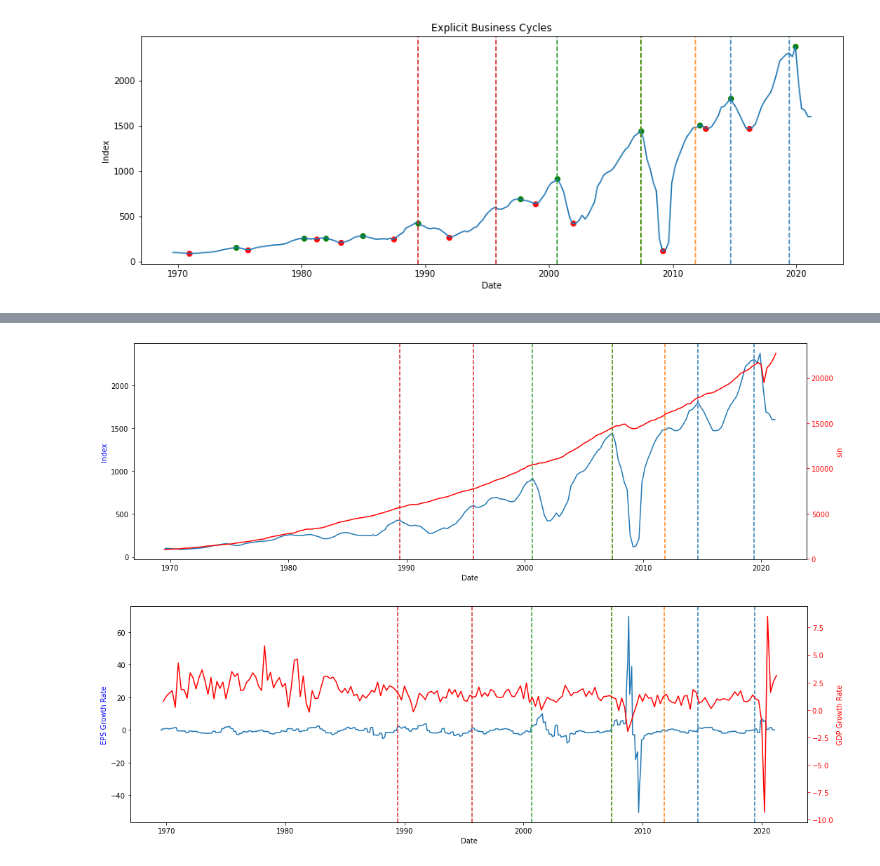
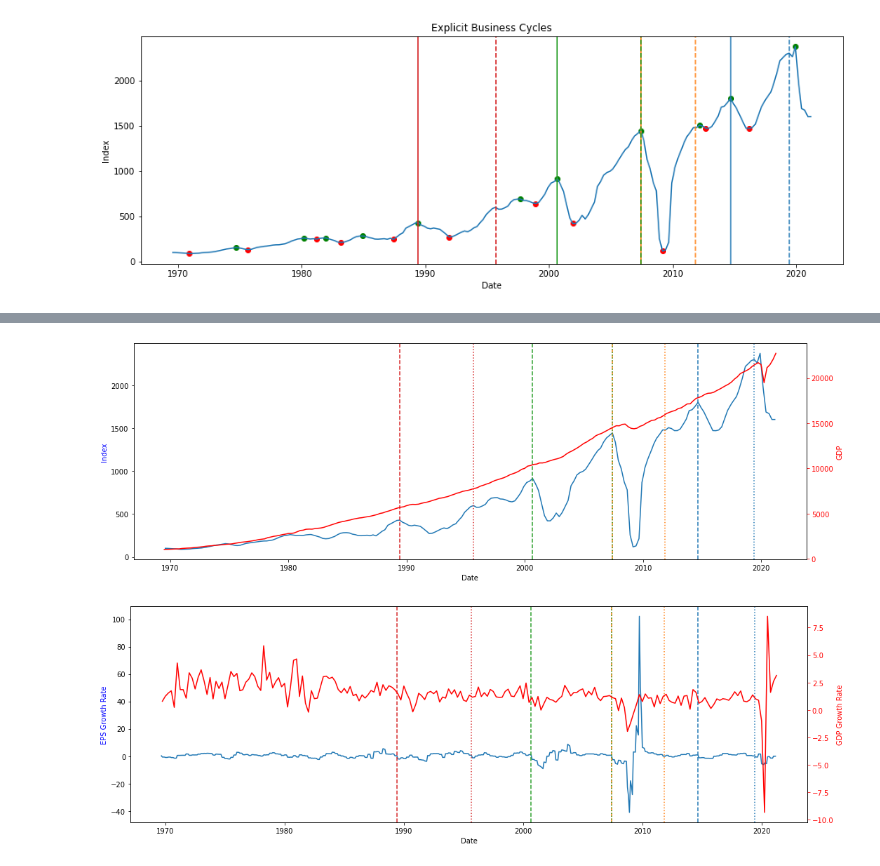
Before and after one commit to chenxd2/DSI-KPMG-Capstone, a Jupyter notebook: Target Variable Visualization.ipynb, the cells around one changed output, grey strips where cells are left out. Saved outputs shown, nothing was run; the diff lists cells and outputs as text; code cells hidden in the pictures.

```diff
--- a/Target Variable Visualization.ipynb
+++ b/Target Variable Visualization.ipynb
@@ -65,7 +66,7 @@ trough_date = df.iloc[ilocs_max]['Date']
 # %% [markdown]
 ## Find Cycle(Short term contraction, Long term growth, irregular)
 # %%
-cycles = detect_cycles(df['SP500-Index'] )
+cycles = detect_cycles(eps_df['SP500-Index'].iloc[::-1] )
 
 # filter out distictive business cycle, depth >= 0.025
 cycles_deep = cycles.loc[cycles['doc'] >= 0.025]
@@ -78,8 +79,9 @@ cycles_deep
 | 14 | 306 | 381 | 351 | 0.068804 | 75 |
 # %%
 #
-y = df['SP500-Index']
-x = df['Date']
+y = eps_df['SP500-Index']
+x = eps_df['Date']
+
 color_l = sns.color_palette("tab10", cycles_deep.shape[0])
 
 plt.figure(figsize=(15,5))
@@ -88,11 +90,11 @@ color_pointer = 0
 for index, row in cycles_deep.iterrows():
     x_start = row['t_start']
     x_end = row['t_end']
-    plt.axvline(df['Date'].loc[x_start], color=color_l[color_pointer], linestyle='--')
-    plt.axvline(df['Date'].loc[x_end], color=color_l[color_pointer], linestyle='--')
+    plt.axvline(eps_df['Date'].loc[x_start], color=color_l[color_pointer], linestyle='--')
+    plt.axvline(eps_df['Date'].loc[x_end], color=color_l[color_pointer], linestyle='-')
     color_pointer +=1
-plt.scatter(df.iloc[ilocs_min]['Date'], df.iloc[ilocs_min]['SP500-Index'], color = 'red')
-plt.scatter(df.iloc[ilocs_max]['Date'], df.iloc[ilocs_max]['SP500-Index'], color ='green')
+plt.scatter(eps_df.iloc[ilocs_min]['Date'], eps_df.iloc[ilocs_min]['SP500-Index'], color = 'red')
+plt.scatter(eps_df.iloc[ilocs_max]['Date'], eps_df.iloc[ilocs_max]['SP500-Index'], color ='green')
 plt.xlabel('Date')
 plt.ylabel('Index')
 plt.title('Explicit Business Cycles')
@@ -100,10 +102,11 @@ plt.show()
 # %% [output]
 [figure]
 # %%
+# plot long term cycles
 cycles_long = cycles.loc[cycles['duration'] >= 36]
 
-y = df['SP500-Index']
-x = df['Date']
+y = eps_df['SP500-Index']
+x = eps_df['Date']
 color_l = sns.color_palette("tab10", cycles_long.shape[0])
 
 plt.figure(figsize=(15,5))
@@ -112,8 +115,8 @@ color_pointer = 0
 for index, row in cycles_long.iterrows():
     x_start = row['t_start']
     x_end = row['t_end']
-    plt.axvline(df['Date'].loc[x_start], color=color_l[color_pointer], linestyle='--')
-    plt.axvline(df['Date'].loc[x_end], color=color_l[color_pointer], linestyle='--')
+    plt.axvline(eps_df['Date'].loc[x_start], color=color_l[color_pointer], linestyle=':')
+    plt.axvline(eps_df['Date'].loc[x_end], color=color_l[color_pointer], linestyle='--')
     color_pointer +=1
 
 plt.xlabel('Date')
@@ -147,8 +150,8 @@ gdp_df.head(5)
 | 3 | 1970-04-01 | 1067.375 | 1.538718 |
 | 4 | 1970-07-01 | 1086.059 | 1.750463 |
 # %%
-y = df['SP500-Index']
-x = df['Date']
+y = eps_df['SP500-Index']
+x = eps_df['Date']
 color_l = sns.color_palette("tab10", cycles_deep.shape[0])
 
 fig, ax1 = plt.subplots(figsize=(15,5))
@@ -158,8 +161,8 @@ color_pointer = 0
 for index, row in cycles_deep.iterrows():
     x_start = row['t_start']
     x_end = row['t_end']
-    ax1.axvline(df['Date'].loc[x_start], color=color_l[color_pointer], linestyle='--')
-    ax1.axvline(df['Date'].loc[x_end], color=color_l[color_pointer], linestyle='--')
+    ax1.axvline(eps_df['Date'].loc[x_start], color=color_l[color_pointer], linestyle=':')
+    ax1.axvline(eps_df['Date'].loc[x_end], color=color_l[color_pointer], linestyle='--')
     color_pointer +=1
 
 ax1.set_xlabel('Date')
@@ -168,39 +171,39 @@ ax1.set_ylabel('Index', color='b')
 
 ax2 = ax1.twinx()
 ax2.plot(gdp_df['Date'], gdp_df['GDP'], color='red')
-ax2.set_ylabel('sin', color='r')
+ax2.set_ylabel('GDP', color='r')
 ax2.tick_params('y', colors='r')
 
 fig.tight_layout()
 plt.show()
 # %% [output]
-[figure, old version]
+[figure, new version]
 # %%
-y = df['EPS-GR']
-x = df['Date']
+y = eps_df['EPS-GR']
+x = eps_df['Date']
 color_l = sns.color_palette("tab10", cycles_deep.shape[0])
 
 fig, ax1 = plt.subplots(figsize=(15,5))
 
 ax1.plot(x, y)
 color_pointer = 0
 for index, row in cycles_deep.iterrows():
     x_start = row['t_start']
     x_end = row['t_end']
-    ax1.axvline(df['Date'].loc[x_start], color=color_l[color_pointer], linestyle='--')
-    ax1.axvline(df['Date'].loc[x_end], color=color_l[color_pointer], linestyle='--')
+    ax1.axvline(eps_df['Date'].loc[x_start], color=color_l[color_pointer], linestyle=':')
+    ax1.axvline(eps_df['Date'].loc[x_end], color=color_l[color_pointer], linestyle='--')
     color_pointer +=1
 
 ax1.set_xlabel('Date')
 # Make the y-axis label, ticks and tick labels match the line color.
 ax1.set_ylabel('EPS Growth Rate', color='b')
 
 ax2 = ax1.twinx()
 ax2.plot(gdp_df['Date'], gdp_df['Growth Rate'], color='red')
 ax2.set_ylabel('GDP Growth Rate', color='r')
 ax2.tick_params('y', colors='r')
 
 fig.tight_layout()
 plt.show()
 # %% [output]
-[figure, old version]
+[figure, new version]
```
Also changed, not shown: parts of 7 cells of this notebook.
